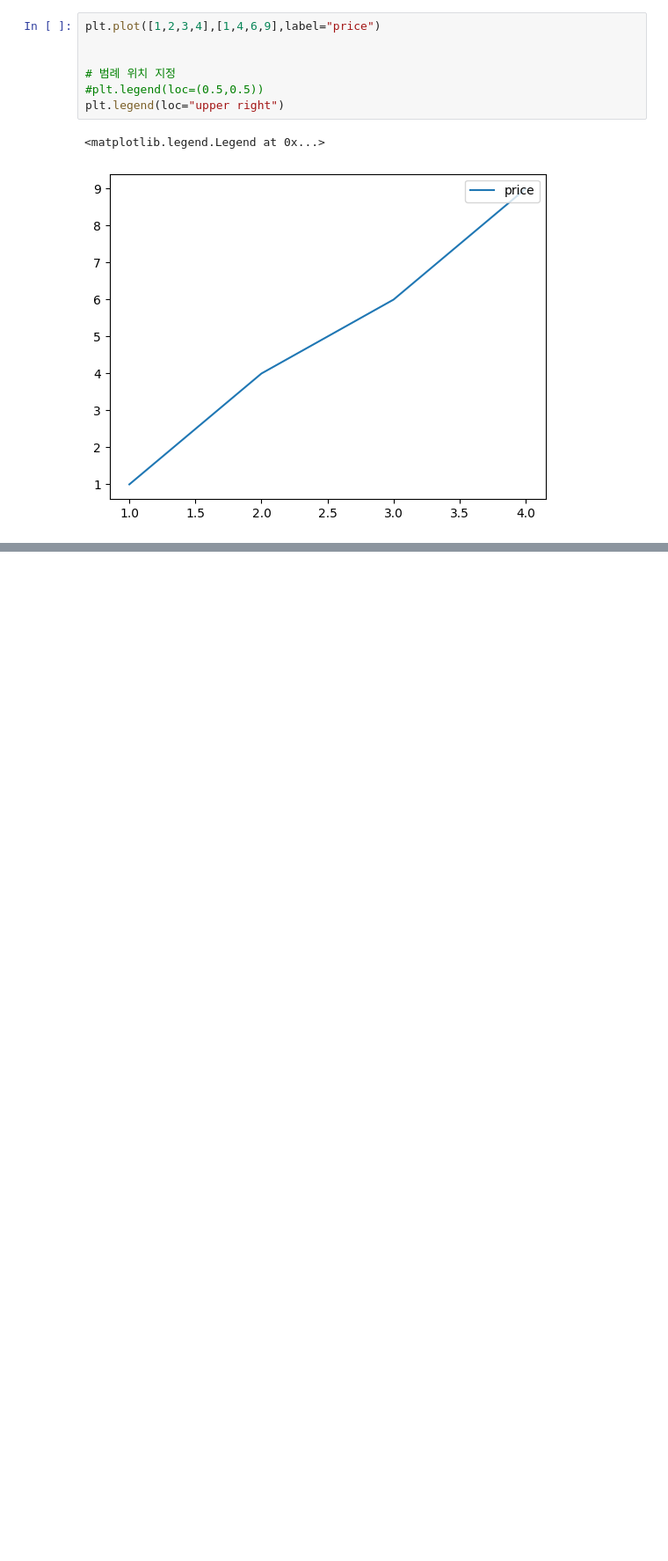
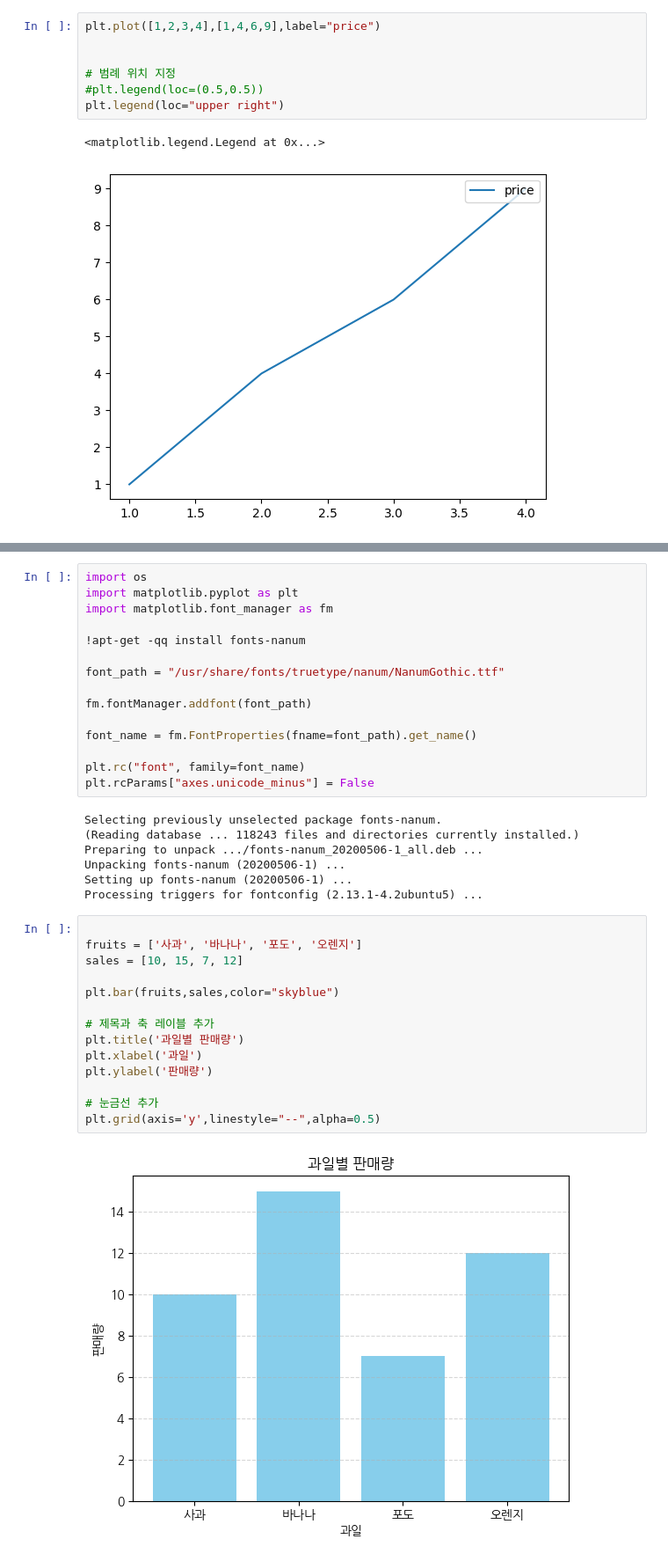
Before and after one commit to agooun-sudo/Gwanggu-ai-academy-park, a Jupyter notebook: 03. 시각화/03-데이터시각화-커스텀마이징.ipynb, the cells around one changed output, grey strips where cells are left out. Shown at 88% size. Cells and saved outputs as stored; diff of their text form; blank space fills up the shorter version.

```diff
--- a/03. 시각화/03-데이터시각화-커스텀마이징.ipynb
+++ b/03. 시각화/03-데이터시각화-커스텀마이징.ipynb
@@ -73,0 +109,38 @@ plt.legend(loc="upper right")
+# %%
+import os
+import matplotlib.pyplot as plt
+import matplotlib.font_manager as fm
+
+!apt-get -qq install fonts-nanum
+
+font_path = "/usr/share/fonts/truetype/nanum/NanumGothic.ttf"
+
+fm.fontManager.addfont(font_path)
+
+font_name = fm.FontProperties(fname=font_path).get_name()
+
+plt.rc("font", family=font_name)
+plt.rcParams["axes.unicode_minus"] = False
+# %% [output]
+Selecting previously unselected package fonts-nanum.
+(Reading database ... 118243 files and directories currently installed.)
+Preparing to unpack .../fonts-nanum_20200506-1_all.deb ...
+Unpacking fonts-nanum (20200506-1) ...
+Setting up fonts-nanum (20200506-1) ...
+Processing triggers for fontconfig (2.13.1-4.2ubuntu5) ...
+# %%
+
+fruits = ['사과', '바나나', '포도', '오렌지']
+sales = [10, 15, 7, 12]
+
+plt.bar(fruits,sales,color="skyblue")
+
+# 제목과 축 레이블 추가
+plt.title('과일별 판매량')
+plt.xlabel('과일')
+plt.ylabel('판매량')
+
+# 눈금선 추가
+plt.grid(axis='y',linestyle="--",alpha=0.5)
+# %% [output]
+[figure, added]
```
Also changed, not shown: parts of 2 cells of this notebook, 56 other files.
